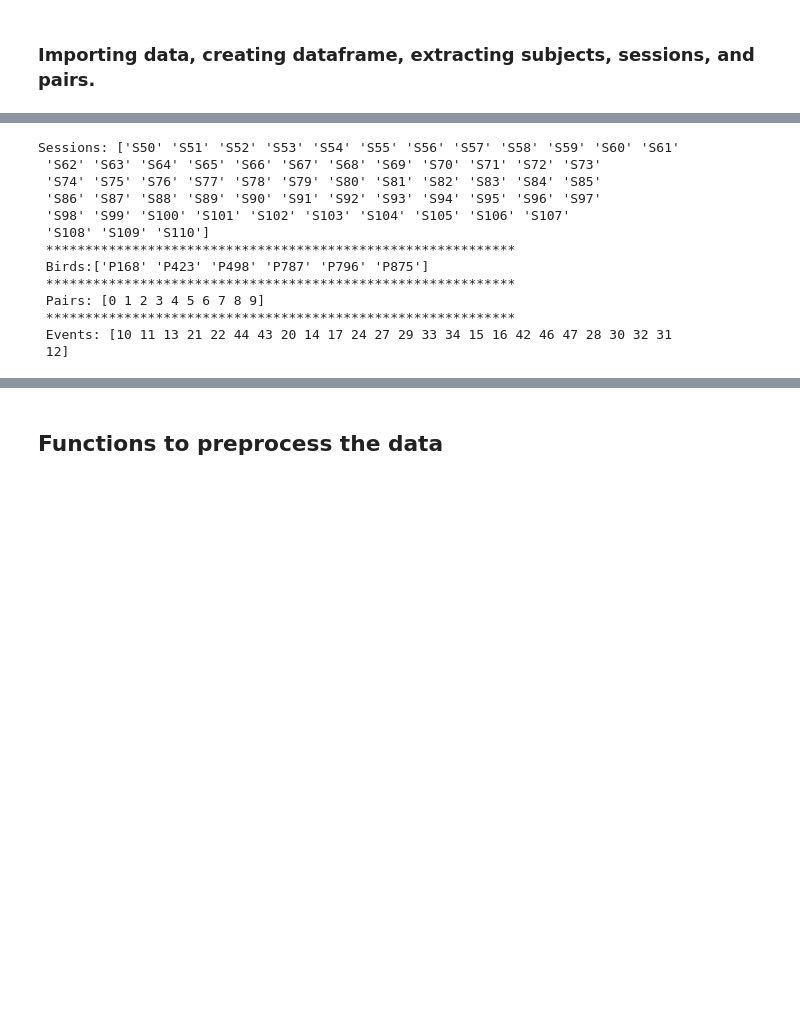
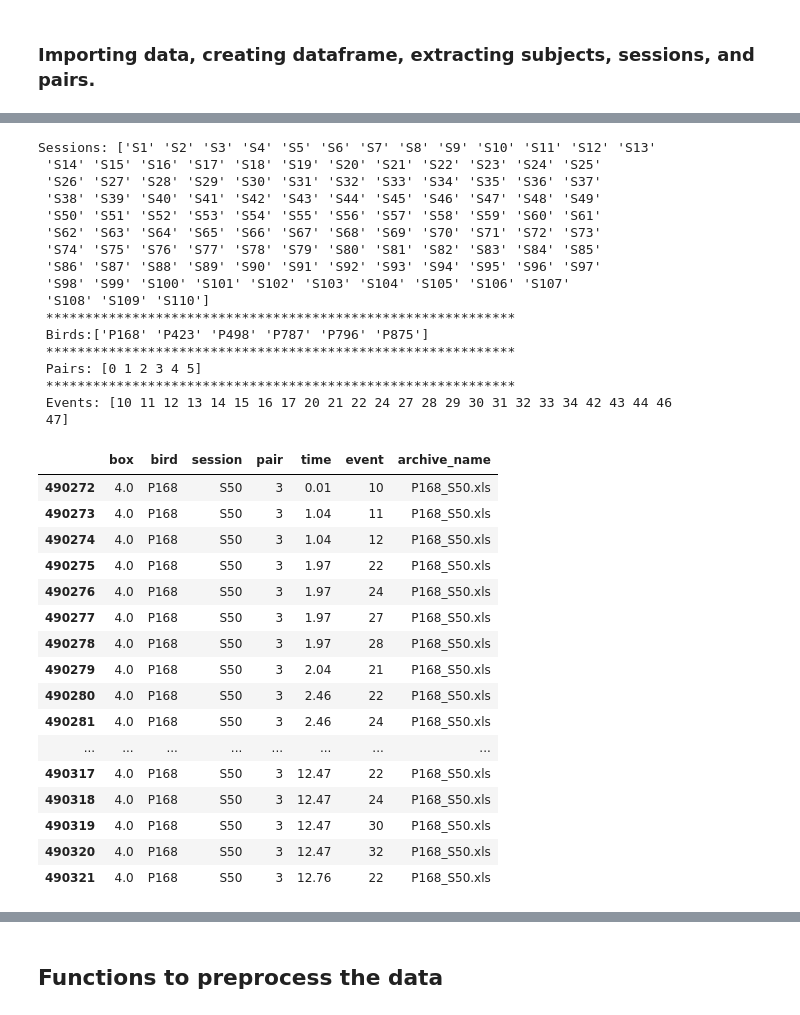
Before and after one commit to Christian-F-Badillo/Matching, a Jupyter notebook: preprocessing_2016.ipynb, the cells around one changed output, grey strips where cells are left out. Saved outputs shown, nothing was run; the diff lists cells and outputs as text; code cells hidden in the pictures; blank space fills up the shorter version.

```diff
--- a/preprocessing_2016.ipynb
+++ b/preprocessing_2016.ipynb
@@ -27,4 +27,4 @@ import numpy as np
 # %% [markdown]
 ### Importing data, creating dataframe, extracting subjects, sessions, and pairs.
 # %%
-df = pd.read_csv("raw_data_2016.csv")
+df = pd.read_csv("full_data_2016.csv")
@@ -31,15 +47,28 @@ df = pd.read_csv("raw_data_2016.csv")
+# %%
+def get_data_info(df):
+     """
+     Returns the number of sessions, birds, pairs and events in the dataset.
+     """
+
+     sessions = df.session.unique()
+     birds = df.bird.unique()
+     pairs = np.sort(df.pair.unique())
+     events = np.sort(df.event.unique())
+
+     print(f"Sessions: {sessions}","\n", "*"*60, "\n",
+          f"Birds:{birds}", "\n", "*"*60, "\n",
+          f"Pairs: {pairs}", "\n", "*"*60, "\n",
+          f"Events: {events}")
+
+     return sessions, birds, pairs, events
 # %%
-sessions = df.session.unique()
-birds = df.bird.unique()
-pairs = df.pair.unique()
-events = df.event.unique()
-
-print(f"Sessions: {sessions}","\n", "*"*60, "\n",
-     f"Birds:{birds}", "\n", "*"*60, "\n",
-     f"Pairs: {np.sort(pairs)}", "\n", "*"*60, "\n",
-     f"Events: {events}")
+sessions, birds, pairs, events = get_data_info(df)
 # %% [output]
-Sessions: ['S50' 'S51' 'S52' 'S53' 'S54' 'S55' 'S56' 'S57' 'S58' 'S59' 'S60' 'S61'
+Sessions: ['S1' 'S2' 'S3' 'S4' 'S5' 'S6' 'S7' 'S8' 'S9' 'S10' 'S11' 'S12' 'S13'
+ 'S14' 'S15' 'S16' 'S17' 'S18' 'S19' 'S20' 'S21' 'S22' 'S23' 'S24' 'S25'
+ 'S26' 'S27' 'S28' 'S29' 'S30' 'S31' 'S32' 'S33' 'S34' 'S35' 'S36' 'S37'
+ 'S38' 'S39' 'S40' 'S41' 'S42' 'S43' 'S44' 'S45' 'S46' 'S47' 'S48' 'S49'
+ 'S50' 'S51' 'S52' 'S53' 'S54' 'S55' 'S56' 'S57' 'S58' 'S59' 'S60' 'S61'
  'S62' 'S63' 'S64' 'S65' 'S66' 'S67' 'S68' 'S69' 'S70' 'S71' 'S72' 'S73'
  'S74' 'S75' 'S76' 'S77' 'S78' 'S79' 'S80' 'S81' 'S82' 'S83' 'S84' 'S85'
  'S86' 'S87' 'S88' 'S89' 'S90' 'S91' 'S92' 'S93' 'S94' 'S95' 'S96' 'S97'
@@ -48,7 +77,29 @@ Sessions: ['S50' 'S51' 'S52' 'S53' 'S54' 'S55' 'S56' 'S57' 'S58' 'S59' 'S60' 'S6
  ************************************************************
  Birds:['P168' 'P423' 'P498' 'P787' 'P796' 'P875']
  ************************************************************
- Pairs: [0 1 2 3 4 5 6 7 8 9]
+ Pairs: [0 1 2 3 4 5]
  ************************************************************
- Events: [10 11 13 21 22 44 43 20 14 17 24 27 29 33 34 15 16 42 46 47 28 30 32 31
- 12]
+ Events: [10 11 12 13 14 15 16 17 20 21 22 24 27 28 29 30 31 32 33 34 42 43 44 46
+ 47]
+# %%
+df_last_sessions = df[df["session"].isin(sessions[49:])]
+# %%
+df_last_sessions.head(50)
+# %% [output]
+|  | box | bird | session | pair | time | event | archive_name |
+| 490272 | 4.0 | P168 | S50 | 3 | 0.01 | 10 | P168_S50.xls |
+| 490273 | 4.0 | P168 | S50 | 3 | 1.04 | 11 | P168_S50.xls |
+| 490274 | 4.0 | P168 | S50 | 3 | 1.04 | 12 | P168_S50.xls |
+| 490275 | 4.0 | P168 | S50 | 3 | 1.97 | 22 | P168_S50.xls |
+| 490276 | 4.0 | P168 | S50 | 3 | 1.97 | 24 | P168_S50.xls |
+| 490277 | 4.0 | P168 | S50 | 3 | 1.97 | 27 | P168_S50.xls |
+| 490278 | 4.0 | P168 | S50 | 3 | 1.97 | 28 | P168_S50.xls |
+| 490279 | 4.0 | P168 | S50 | 3 | 2.04 | 21 | P168_S50.xls |
+| 490280 | 4.0 | P168 | S50 | 3 | 2.46 | 22 | P168_S50.xls |
+| 490281 | 4.0 | P168 | S50 | 3 | 2.46 | 24 | P168_S50.xls |
+| ... | ... | ... | ... | ... | ... | ... | ... |
+| 490317 | 4.0 | P168 | S50 | 3 | 12.47 | 22 | P168_S50.xls |
+| 490318 | 4.0 | P168 | S50 | 3 | 12.47 | 24 | P168_S50.xls |
+| 490319 | 4.0 | P168 | S50 | 3 | 12.47 | 30 | P168_S50.xls |
+| 490320 | 4.0 | P168 | S50 | 3 | 12.47 | 32 | P168_S50.xls |
+| 490321 | 4.0 | P168 | S50 | 3 | 12.76 | 22 | P168_S50.xls |
```
Also changed, not shown: parts of 8 cells of this notebook.
